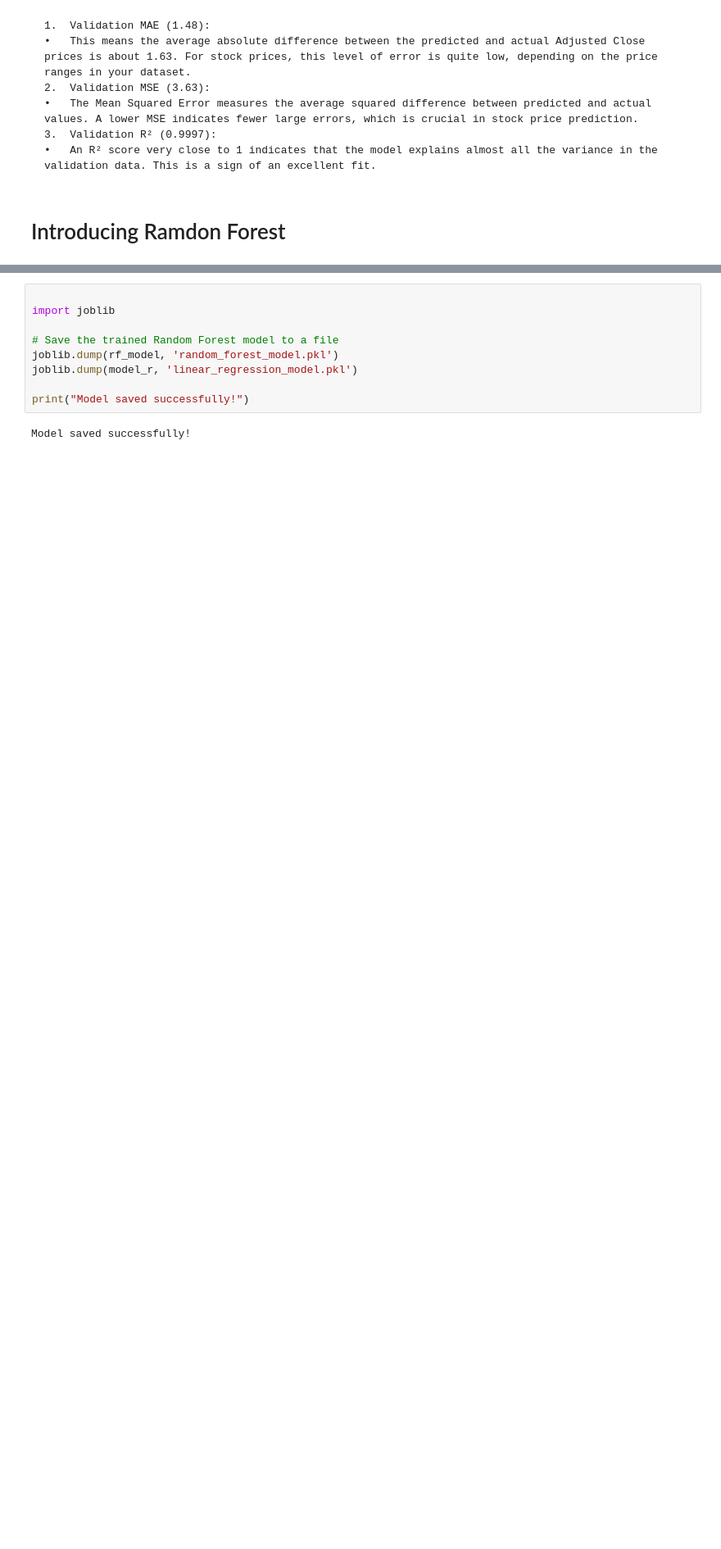
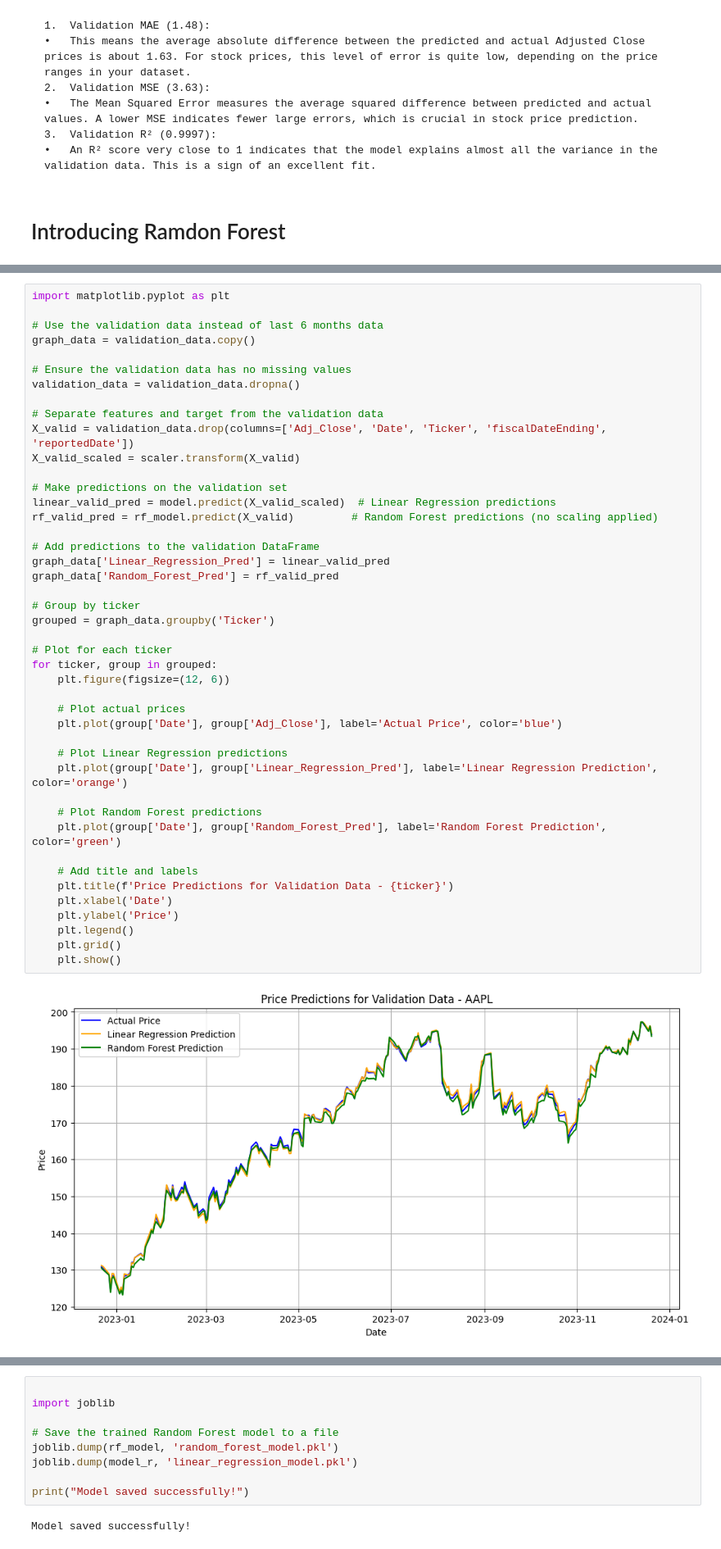
Before and after one commit to lgcardeas/Udacity-Capstone-Project, a Jupyter notebook: trading.ipynb, the cells around one changed output, grey strips where cells are left out. Shown at 82% size. Saved outputs shown, nothing was run; the diff lists cells and outputs as text; blank space fills up the shorter version.

Commit message:
Final Report

```diff
--- a/trading.ipynb
+++ b/trading.ipynb
@@ -806,0 +846,46 @@ Random Forest captures non-linear relationships and interactions between feature
+# %%
+import matplotlib.pyplot as plt
+
+# Use the validation data instead of last 6 months data
+graph_data = validation_data.copy()
+
+# Ensure the validation data has no missing values
+validation_data = validation_data.dropna()
+
+# Separate features and target from the validation data
+X_valid = validation_data.drop(columns=['Adj_Close', 'Date', 'Ticker', 'fiscalDateEnding', 'reportedDate'])
+X_valid_scaled = scaler.transform(X_valid)
+
+# Make predictions on the validation set
+linear_valid_pred = model.predict(X_valid_scaled)  # Linear Regression predictions
+rf_valid_pred = rf_model.predict(X_valid)         # Random Forest predictions (no scaling applied)
+
+# Add predictions to the validation DataFrame
+graph_data['Linear_Regression_Pred'] = linear_valid_pred
+graph_data['Random_Forest_Pred'] = rf_valid_pred
+
+# Group by ticker
+grouped = graph_data.groupby('Ticker')
+
+# Plot for each ticker
+for ticker, group in grouped:
+    plt.figure(figsize=(12, 6))
+
+    # Plot actual prices
+    plt.plot(group['Date'], group['Adj_Close'], label='Actual Price', color='blue')
+
+    # Plot Linear Regression predictions
+    plt.plot(group['Date'], group['Linear_Regression_Pred'], label='Linear Regression Prediction', color='orange')
+
+    # Plot Random Forest predictions
+    plt.plot(group['Date'], group['Random_Forest_Pred'], label='Random Forest Prediction', color='green')
+
+    # Add title and labels
+    plt.title(f'Price Predictions for Validation Data - {ticker}')
+    plt.xlabel('Date')
+    plt.ylabel('Price')
+    plt.legend()
+    plt.grid()
+    plt.show()
+# %% [output]
+[figure, added]
```
Also changed, not shown: parts of 26 cells of this notebook, 7 other files.
